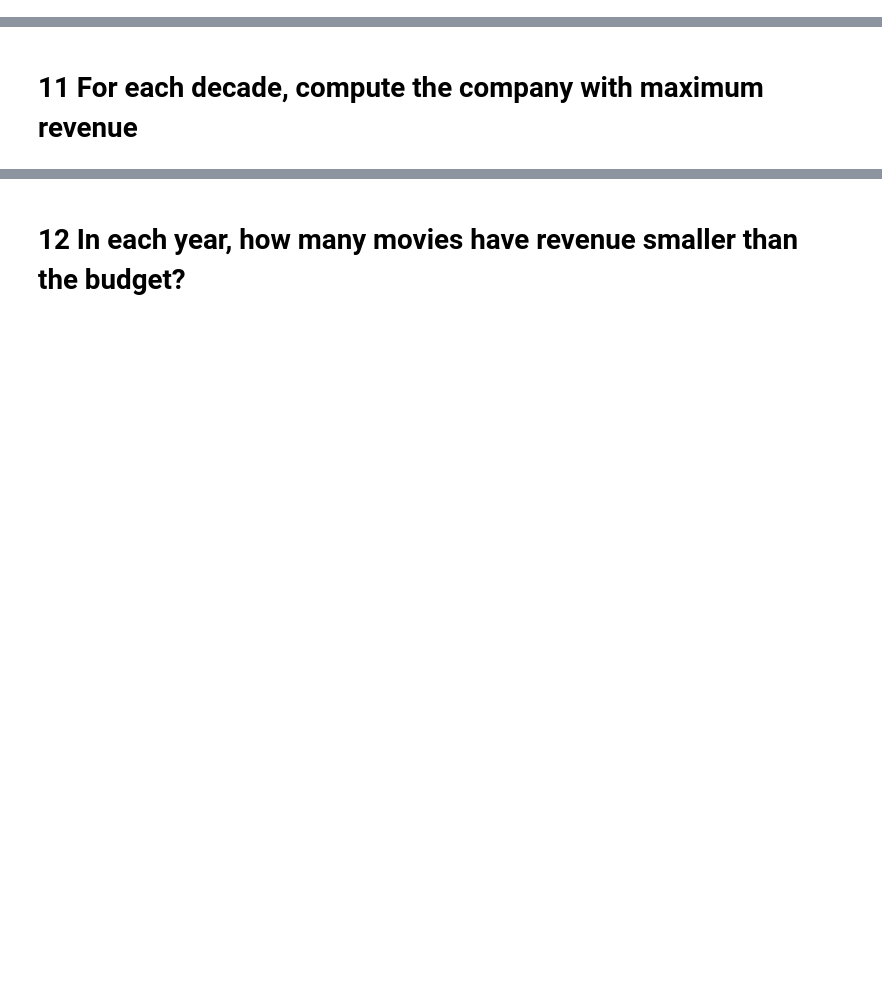
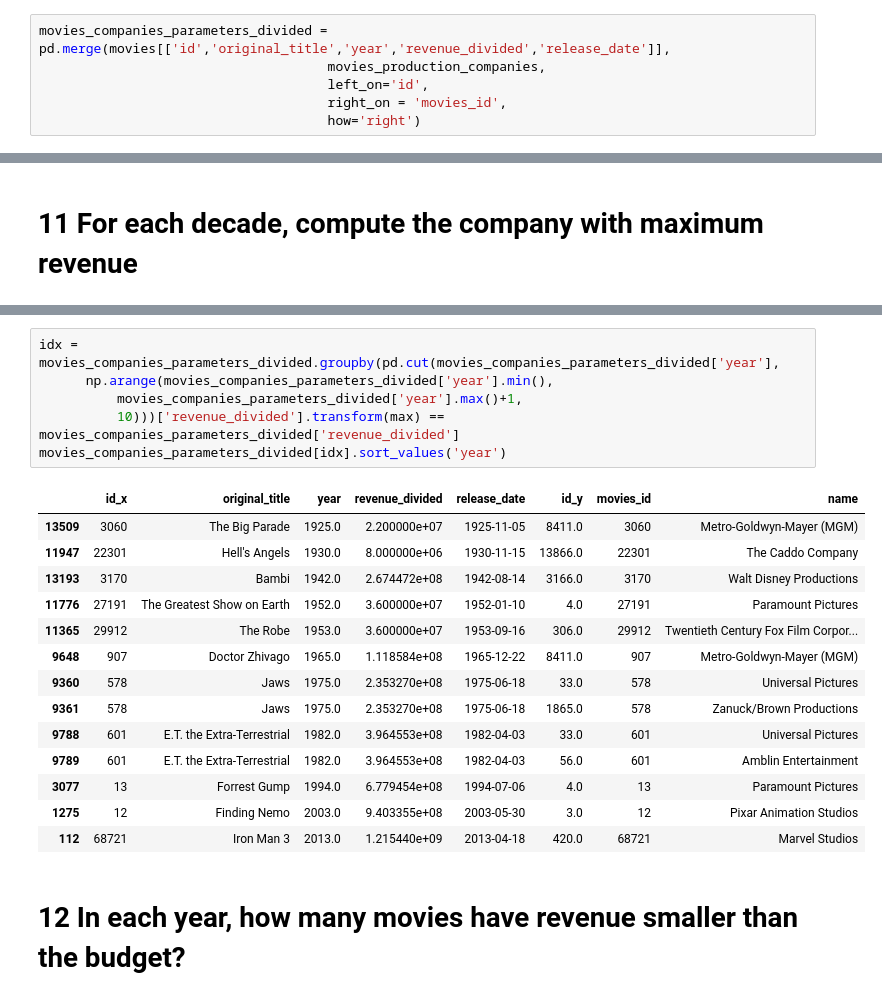
Before and after one commit to JCRCS/ComputerScienceTest, a Jupyter notebook: CSTest.ipynb, the cells around one changed output, grey strips where cells are left out. Saved outputs shown, nothing was run; the diff lists cells and outputs as text; blank space fills up the shorter version.

```diff
--- a/CSTest.ipynb
+++ b/CSTest.ipynb
@@ -249,0 +301,6 @@ movies_spoken_languages.groupby('name')[['movies_id']].count().head(3)
+# %%
+movies_companies_parameters_divided = pd.merge(movies[['id','original_title','year','revenue_divided','release_date']],
+                                     movies_production_companies,
+                                     left_on='id',
+                                     right_on = 'movies_id',
+                                     how='right')
@@ -252,2 +351,23 @@ movies_spoken_languages.groupby('name')[['movies_id']].count().head(3)
+# %%
+idx = movies_companies_parameters_divided.groupby(pd.cut(movies_companies_parameters_divided['year'],
+      np.arange(movies_companies_parameters_divided['year'].min(),
+          movies_companies_parameters_divided['year'].max()+1,
+          10)))['revenue_divided'].transform(max) == movies_companies_parameters_divided['revenue_divided']
+movies_companies_parameters_divided[idx].sort_values('year')
+# %% [output]
+|  | id_x | original_title | year | revenue_divided | release_date | id_y | movies_id | name |
+| 13509 | 3060 | The Big Parade | 1925.0 | 2.200000e+07 | 1925-11-05 | 8411.0 | 3060 | Metro-Goldwyn-Mayer (MGM) |
+| 11947 | 22301 | Hell's Angels | 1930.0 | 8.000000e+06 | 1930-11-15 | 13866.0 | 22301 | The Caddo Company |
+| 13193 | 3170 | Bambi | 1942.0 | 2.674472e+08 | 1942-08-14 | 3166.0 | 3170 | Walt Disney Productions |
+| 11776 | 27191 | The Greatest Show on Earth | 1952.0 | 3.600000e+07 | 1952-01-10 | 4.0 | 27191 | Paramount Pictures |
+| 11365 | 29912 | The Robe | 1953.0 | 3.600000e+07 | 1953-09-16 | 306.0 | 29912 | Twentieth Century Fox Film Corpor... |
+| 9648 | 907 | Doctor Zhivago | 1965.0 | 1.118584e+08 | 1965-12-22 | 8411.0 | 907 | Metro-Goldwyn-Mayer (MGM) |
+| 9360 | 578 | Jaws | 1975.0 | 2.353270e+08 | 1975-06-18 | 33.0 | 578 | Universal Pictures |
+| 9361 | 578 | Jaws | 1975.0 | 2.353270e+08 | 1975-06-18 | 1865.0 | 578 | Zanuck/Brown Productions |
+| 9788 | 601 | E.T. the Extra-Terrestrial | 1982.0 | 3.964553e+08 | 1982-04-03 | 33.0 | 601 | Universal Pictures |
+| 9789 | 601 | E.T. the Extra-Terrestrial | 1982.0 | 3.964553e+08 | 1982-04-03 | 56.0 | 601 | Amblin Entertainment |
+| 3077 | 13 | Forrest Gump | 1994.0 | 6.779454e+08 | 1994-07-06 | 4.0 | 13 | Paramount Pictures |
+| 1275 | 12 | Finding Nemo | 2003.0 | 9.403355e+08 | 2003-05-30 | 3.0 | 12 | Pixar Animation Studios |
+| 112 | 68721 | Iron Man 3 | 2013.0 | 1.215440e+09 | 2013-04-18 | 420.0 | 68721 | Marvel Studios |
 # %% [markdown]
 # 12 In each year, how many movies have revenue smaller than the budget?
```
Also changed, not shown: parts of 11 cells of this notebook.
